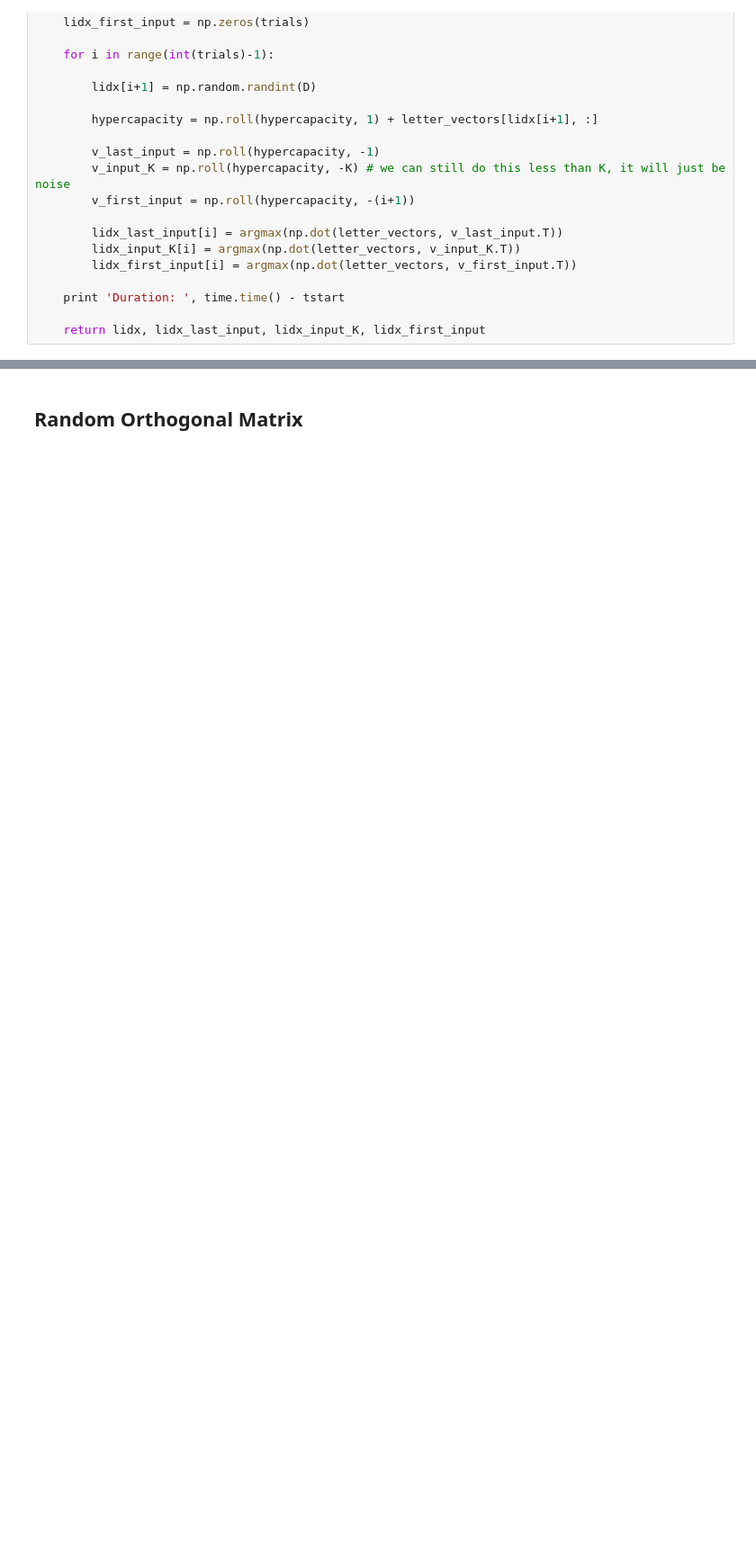
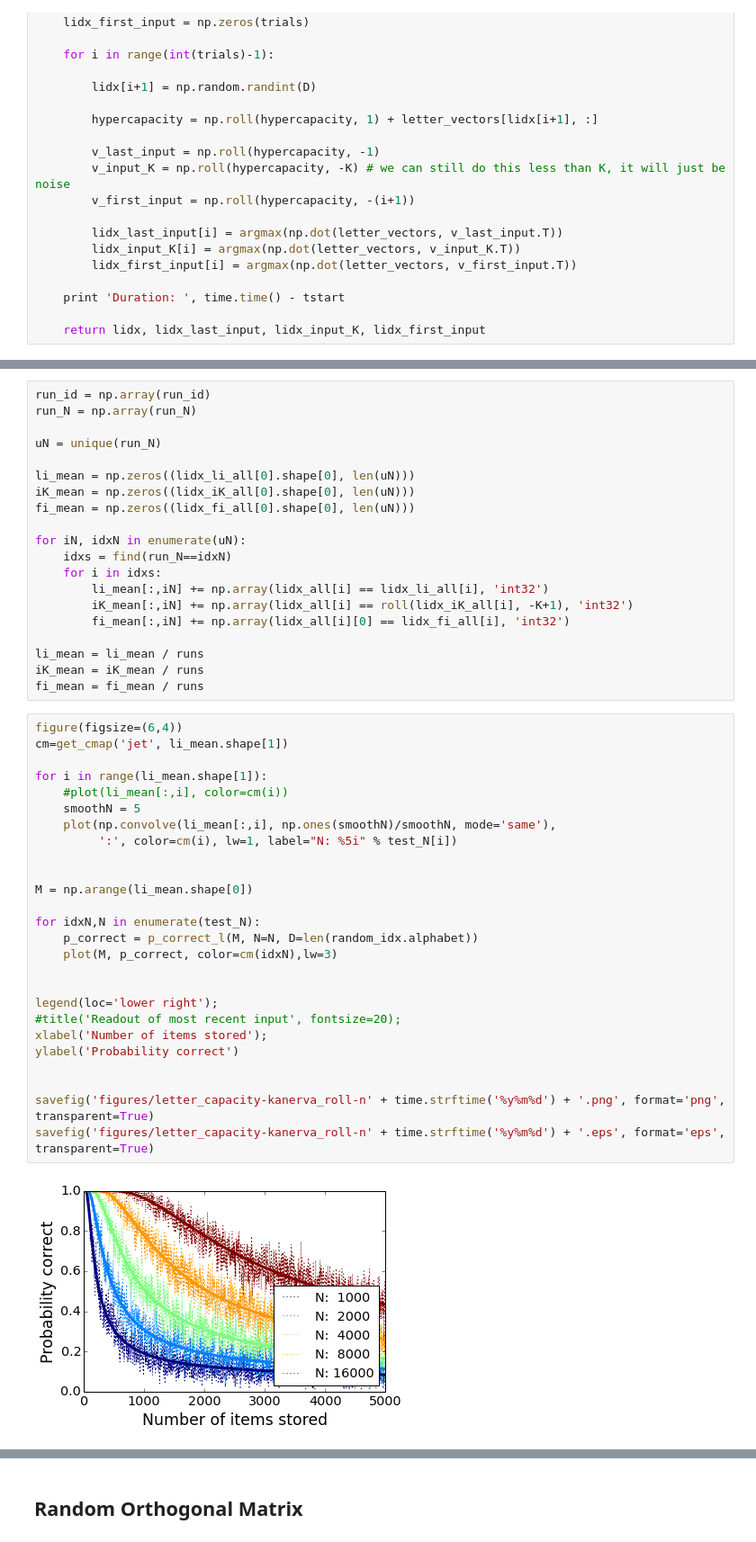
Before and after one commit to epaxon/HDlanguageDetection, a Jupyter notebook: hyperrnn_capacity-all_flavors-160510.ipynb, the cells around one changed output, grey strips where cells are left out. Shown at 90% size. Cells and saved outputs as stored; diff of their text form; blank space fills up the shorter version.

```diff
--- a/hyperrnn_capacity-all_flavors-160510.ipynb
+++ b/hyperrnn_capacity-all_flavors-160510.ipynb
@@ -209,0 +249,48 @@ plot(real(fft_vecs) ** 2 + imag(fft_vecs) ** 2)
+# %%
+run_id = np.array(run_id)
+run_N = np.array(run_N)
+
+uN = unique(run_N)
+
+li_mean = np.zeros((lidx_li_all[0].shape[0], len(uN)))
+iK_mean = np.zeros((lidx_iK_all[0].shape[0], len(uN)))
+fi_mean = np.zeros((lidx_fi_all[0].shape[0], len(uN)))
+
+for iN, idxN in enumerate(uN):
+    idxs = find(run_N==idxN)
+    for i in idxs:
+        li_mean[:,iN] += np.array(lidx_all[i] == lidx_li_all[i], 'int32')
+        iK_mean[:,iN] += np.array(lidx_all[i] == roll(lidx_iK_all[i], -K+1), 'int32')
+        fi_mean[:,iN] += np.array(lidx_all[i][0] == lidx_fi_all[i], 'int32')
+
+li_mean = li_mean / runs
+iK_mean = iK_mean / runs
+fi_mean = fi_mean / runs
+# %%
+figure(figsize=(6,4))
+cm=get_cmap('jet', li_mean.shape[1])
+
+for i in range(li_mean.shape[1]):
+    #plot(li_mean[:,i], color=cm(i))
+    smoothN = 5
+    plot(np.convolve(li_mean[:,i], np.ones(smoothN)/smoothN, mode='same'),
+         ':', color=cm(i), lw=1, label="N: %5i" % test_N[i])
+
+
+M = np.arange(li_mean.shape[0])
+
+for idxN,N in enumerate(test_N):
+    p_correct = p_correct_l(M, N=N, D=len(random_idx.alphabet))
+    plot(M, p_correct, color=cm(idxN),lw=3)
+
+
+legend(loc='lower right');
+#title('Readout of most recent input', fontsize=20);
+xlabel('Number of items stored');
+ylabel('Probability correct')
+
+
+savefig('figures/letter_capacity-kanerva_roll-n' + time.strftime('%y%m%d') + '.png', format='png', transparent=True)
+savefig('figures/letter_capacity-kanerva_roll-n' + time.strftime('%y%m%d') + '.eps', format='eps', transparent=True)
+# %% [output]
+[figure, added]
```
Also changed, not shown: parts of 57 cells of this notebook, 10 other files.
